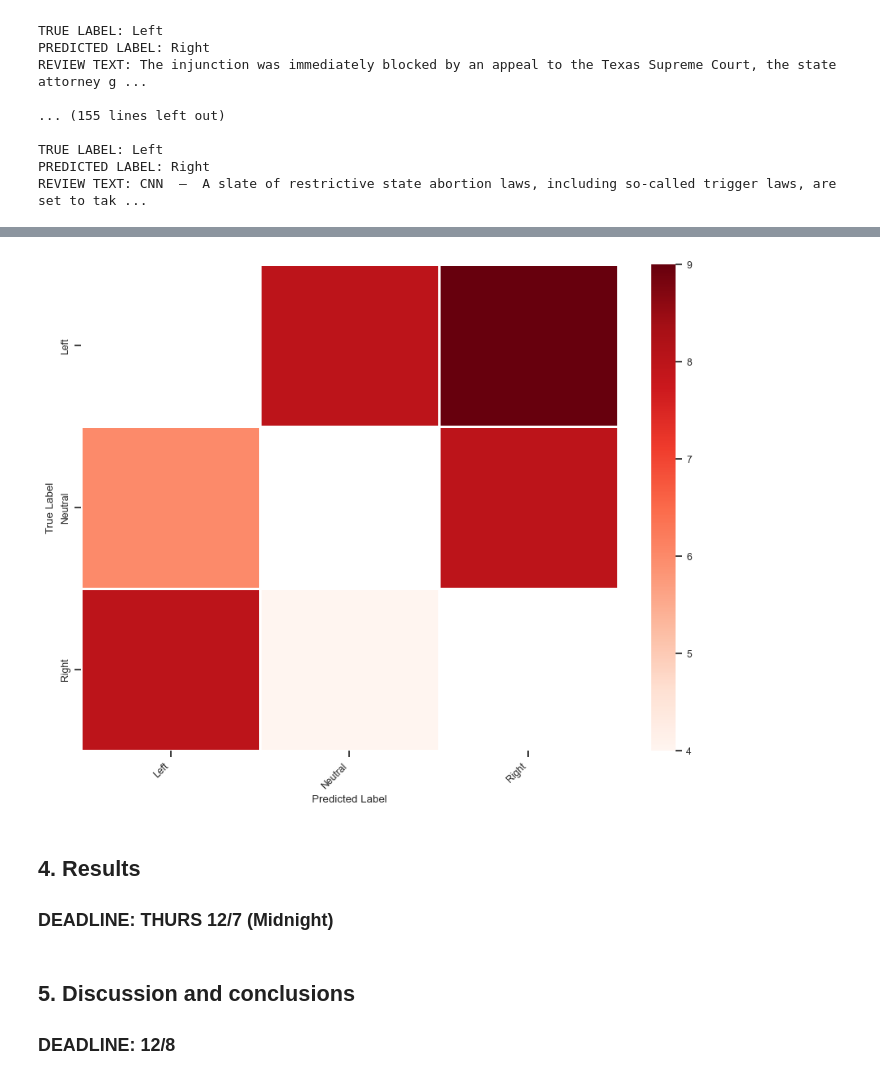
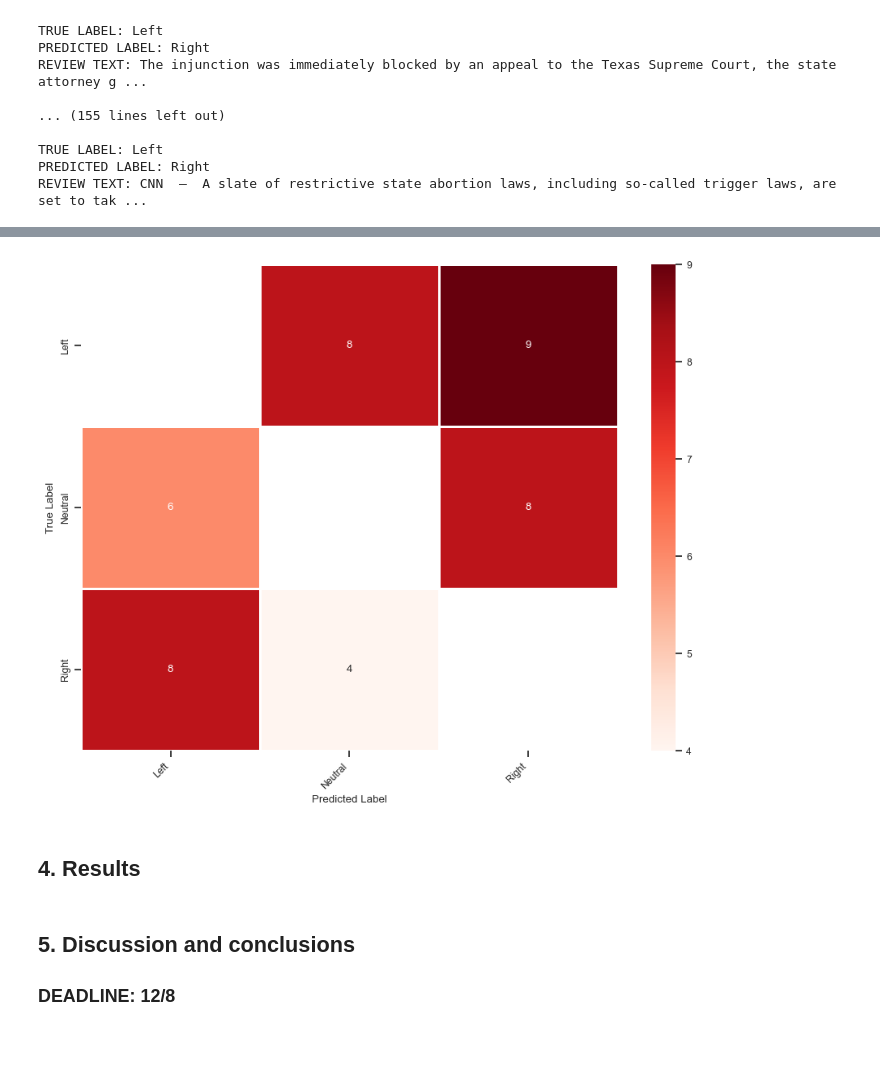
Before and after one commit to stephychen1/info3350-final, a Jupyter notebook: project.ipynb, the cells around one changed output, grey strips where cells are left out. Cells and saved outputs as stored; diff of their text form; code cells hidden in the pictures; blank space fills up the shorter version.

```diff
--- a/project.ipynb
+++ b/project.ipynb
@@ -2404,33 +2402,31 @@ plt.show()
 # %%
 #BERT
 
 
 dicts_to_plot_bert = []
 for (true_tag, predicted_tag), count in party_classifications_dict.items():
     dicts_to_plot_bert.append({'True Label': true_tag,
                                'Predicted Label': predicted_tag,
                                'Number of Classifications': count})
 
 df_to_plot_bert = pd.DataFrame(dicts_to_plot_bert)
 
 # Pivot the DataFrame for heatmap
 df_wide_bert = df_to_plot_bert.pivot_table(index='True Label',
                                            columns='Predicted Label',
                                            values='Number of Classifications')
 
 # Plot the heatmap
 plt.figure(figsize=(9, 7))
 sns.set(style='ticks', font_scale=0.8)
-sns.heatmap(df_wide_bert, linewidths=1, cmap='Reds')
+sns.heatmap(df_wide_bert, linewidths=1, cmap='Reds', annot= True)
 plt.xticks(rotation=45, ha='right')
 plt.tight_layout()
 plt.show()
 # %% [output]
-[figure, old version]
+[figure, new version]
 # %% [markdown]
 ## 4. Results
-
-### DEADLINE: THURS 12/7 (Midnight)
 # %% [markdown]
 ## 5. Discussion and conclusions
 
```
Also changed, not shown: parts of 9 cells of this notebook.
